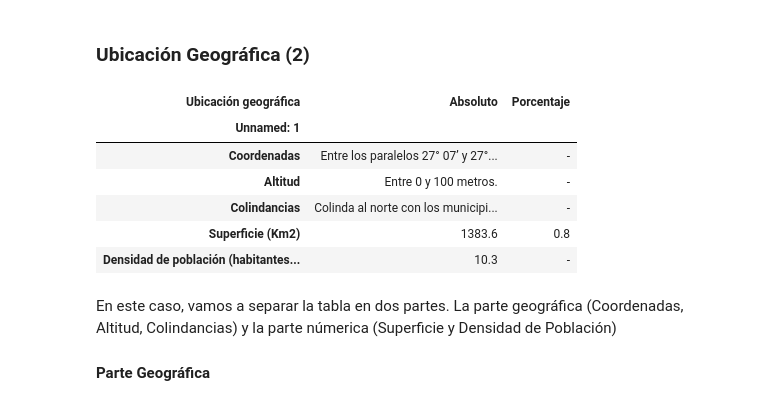
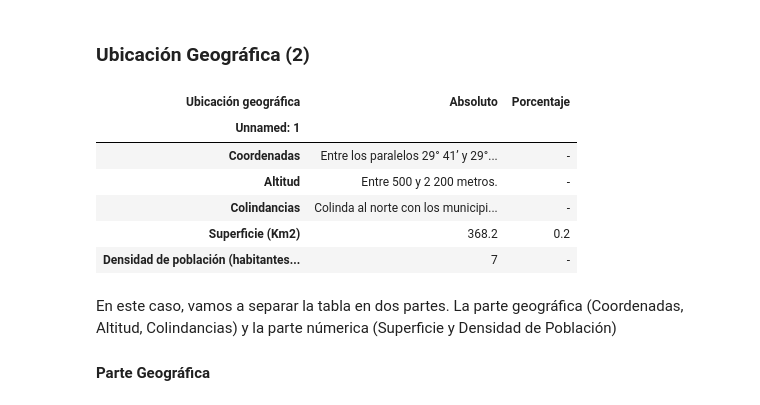
Before and after one commit to Dust1920/SIM26, a Jupyter notebook: tidy/sim.ipynb, the cells around one changed output. Drawn from its saved outputs; the diff is of its cells as text; code cells hidden in the pictures.

```diff
--- a/tidy/sim.ipynb
+++ b/tidy/sim.ipynb
@@ -20,13 +20,11 @@ sonora = {municipio: indicators_tables.indicators_tables(Sonora, municipio) for
 ### Composición Territorial. (1)
 # %%
 mun_0 = Municipios[0]
-def compos_format(mun):
-    df = sonora[mun][1].copy()
+def base_format(mun, i: int):
+    df = sonora[mun][i].copy()
     df.set_index(df.columns[0],inplace=True)
     df = df.replace({'nan': pd.NA}).dropna(axis = 1, how  = 'all').drop(columns = 'NA')
-    df.columns = df.iloc[0,:]
-    df = df.iloc[1:-1]
     return df
-df = compos_format(mun_0)
+df = base_format(mun_0, 1)
 df
 # %% [output]
@@ -66,20 +73,23 @@ compos.close()
 # %% [markdown]
 ### Ubicación Geográfica (2)
 # %%
-df = sonora[mun][2].copy()
-df.set_index(df.columns[0], inplace=True)
-df = df.replace({'nan': pd.NA}).dropna(axis = 1, how  = 'all').drop(columns = 'NA')
-df.columns = df.iloc[0,:]
-df = df.iloc[1:-1,:]
+df = sonora[mun_0][2].copy()
+def ubigeo_format(mun: str):
+    df = base_format(mun, 2)
+    df.columns = df.iloc[0,:]
+    df = df.iloc[1:-1]
+    return df
+
+df = ubigeo_format(mun_0)
 df
 # %% [output]
 | Ubicación geográfica | Absoluto | Porcentaje |
 | Unnamed: 1 |  |  |
-| Coordenadas | Entre los paralelos 27° 07’ y 27°... | - |
-| Altitud | Entre 0 y 100 metros. | - |
+| Coordenadas | Entre los paralelos 29° 41’ y 29°... | - |
+| Altitud | Entre 500 y 2 200 metros. | - |
 | Colindancias | Colinda al norte con los municipi... | - |
-| Superficie (Km2) | 1383.6 | 0.8 |
-| Densidad de población (habitantes... | 10.3 | - |
+| Superficie (Km2) | 368.2 | 0.2 |
+| Densidad de población (habitantes... | 7 | - |
 # %% [markdown]
 En este caso, vamos a separar la tabla en dos partes. La parte geográfica (Coordenadas, Altitud, Colindancias) y la parte númerica (Superficie y Densidad de Población)
 
```
Also changed, not shown: parts of 11 cells of this notebook.
